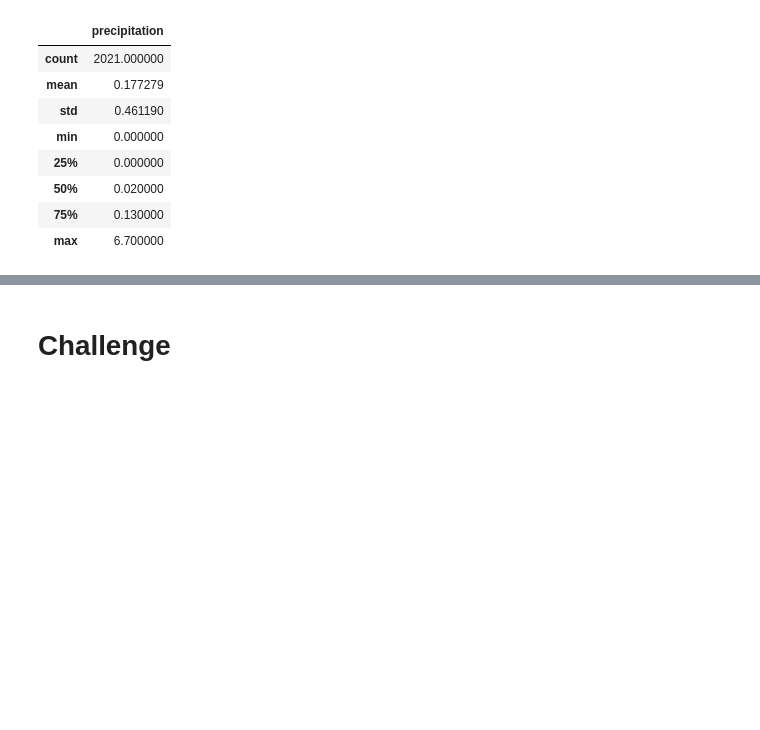
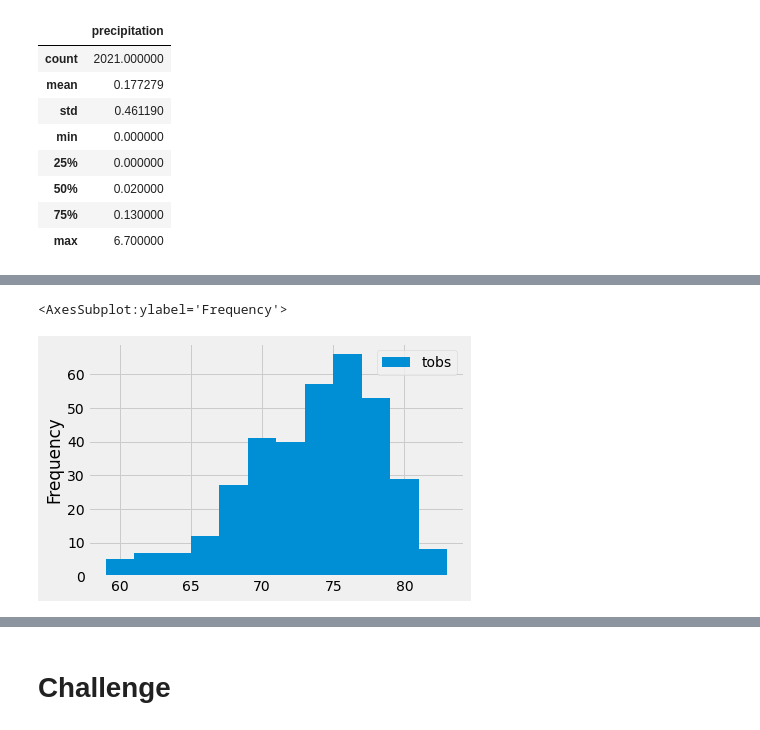
Before and after one commit to SzeWingChan/Surfs_Up, a Jupyter notebook: climate_analysis.ipynb, the cells around one changed output, grey strips where cells are left out. Cells and saved outputs as stored; diff of their text form; code cells hidden in the pictures; blank space fills up the shorter version.

```diff
--- a/climate_analysis.ipynb
+++ b/climate_analysis.ipynb
@@ -160,3 +193,13 @@ df.describe()
 # %%
+#9.3.4
 # Choose the station with the highest number of temperature observations.
 # Query the last 12 months of temperature observation data for this station and plot the results as a histogram
+results = session.query(Measurement.tobs).\
+            filter(Measurement.station == 'USC00519281').\
+            filter(Measurement.date >= prev_year).all()
+
+print(results)
+#Pull Measurement.tobs in order to get our total observations coun
+#Use filter to locate data of the most active station
+#Use filter to only the most recent year
+#Need to add the .all() function to the end of this query so that our results are returned as a list
@@ -162,0 +208,4 @@ df.describe()
+# %%
+#Convert the temperature observation results into a DataFrame
+df = pd.DataFrame(results, columns=['tobs'])
+df
@@ -162,0 +226,8 @@ df.describe()
+# %%
+#Plot of the temperature observations
+#Use a histogram to display the data
+#No need to specify the ranges in which the data will be separated; we just need to specify the number of bins.
+df.plot.hist(bins=12)
+# %% [output]
+<AxesSubplot:ylabel='Frequency'>
+[figure, added]
```
Also changed, not shown: parts of 12 cells of this notebook.
